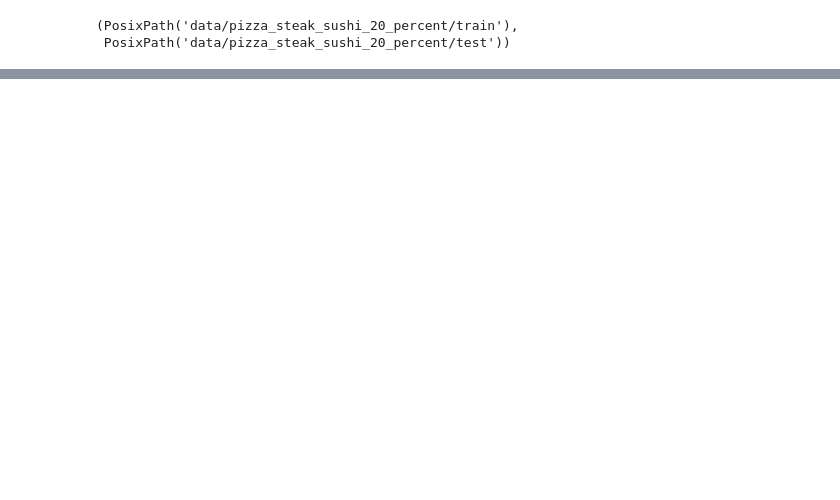
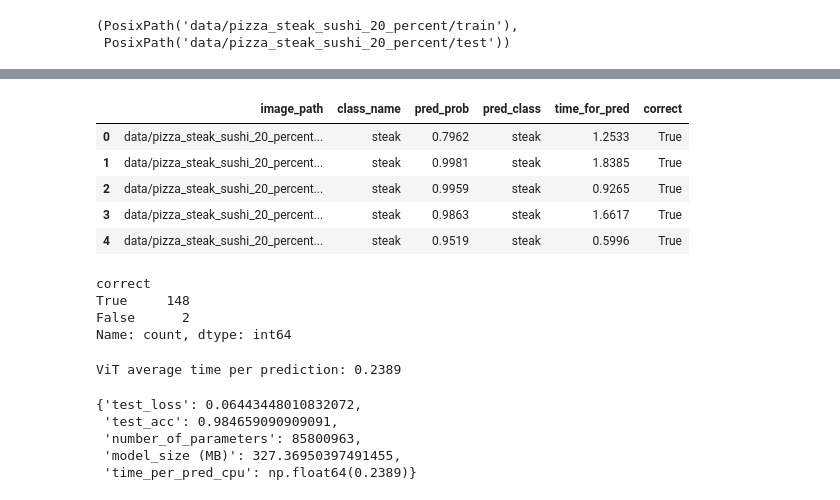
Before and after one commit to mchojna/pytorch-course, a Jupyter notebook: 09_pytorch_model_deployment/09_pytorch_model_deployment.ipynb, the cells around one changed output, grey strips where cells are left out. Drawn from its saved outputs; the diff is of its cells as text; code cells hidden in the pictures; blank space fills up the shorter version.

```diff
--- a/09_pytorch_model_deployment/09_pytorch_model_deployment.ipynb
+++ b/09_pytorch_model_deployment/09_pytorch_model_deployment.ipynb
@@ -61,0 +652,7 @@ train_dir, test_dir
+# %%
+# Make list of prediction dictionaries with ViT feature extractor model on test images
+vit_test_pred_dicts = pred_and_store(paths=test_data_paths,
+                                     model=vit,
+                                     transform=vit_transforms,
+                                     class_names=class_names,
+                                     device="cpu") # hardcode device to CPU because not sure if GPU available when we deploy
@@ -61,0 +675,36 @@ train_dir, test_dir
+# %%
+# Turn vit_test_pred_dicts
+import pandas as pd
+vit_test_pred_df = pd.DataFrame(vit_test_pred_dicts)
+vit_test_pred_df.head()
+# %% [output]
+|  | image_path | class_name | pred_prob | pred_class | time_for_pred | correct |
+| 0 | data/pizza_steak_sushi_20_percent... | steak | 0.7962 | steak | 1.2533 | True |
+| 1 | data/pizza_steak_sushi_20_percent... | steak | 0.9981 | steak | 1.8385 | True |
+| 2 | data/pizza_steak_sushi_20_percent... | steak | 0.9959 | steak | 0.9265 | True |
+| 3 | data/pizza_steak_sushi_20_percent... | steak | 0.9863 | steak | 1.6617 | True |
+| 4 | data/pizza_steak_sushi_20_percent... | steak | 0.9519 | steak | 0.5996 | True |
+# %%
+# See how many correct
+vit_test_pred_df.correct.value_counts()
+# %% [output]
+correct
+True     148
+False      2
+Name: count, dtype: int64
+# %%
+# Calculate average time per prediction for ViT model
+vit_average_time_per_pred = round(vit_test_pred_df.time_for_pred.mean(), 4)
+print(f"ViT average time per prediction: {vit_average_time_per_pred}")
+# %% [output]
+ViT average time per prediction: 0.2389
+# %%
+# Add average time per prediction to ViT stats
+vit_stats["time_per_pred_cpu"] = vit_average_time_per_pred
+vit_stats
+# %% [output]
+{'test_loss': 0.06443448010832072,
+ 'test_acc': 0.984659090909091,
+ 'number_of_parameters': 85800963,
+ 'model_size (MB)': 327.36950397491455,
+ 'time_per_pred_cpu': np.float64(0.2389)}
```
Also changed, not shown: parts of 76 cells of this notebook, 3 other files.
